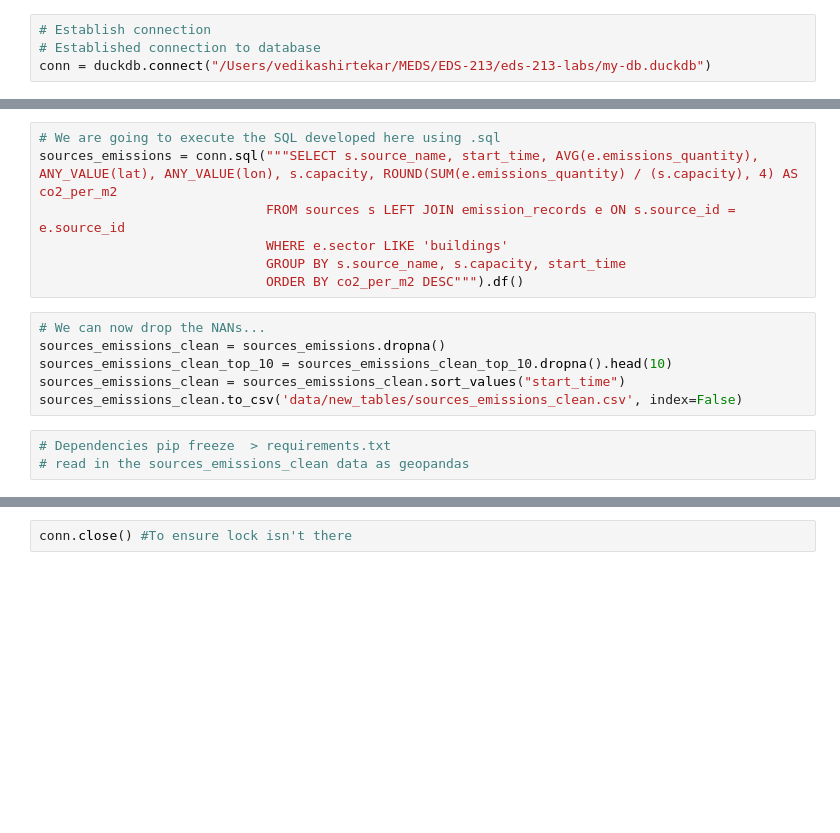
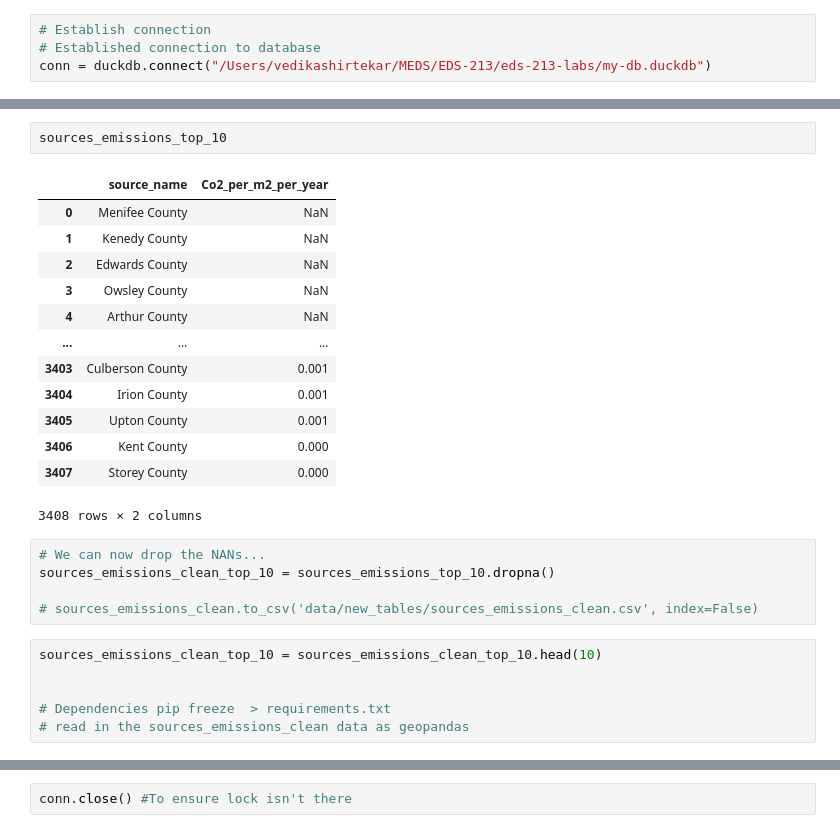
Before and after one commit to vedikaS-byte/eds-213-labs, a Jupyter notebook: data-visualization.ipynb, the cells around one changed output, grey strips where cells are left out. Drawn from its saved outputs; the diff is of its cells as text; blank space fills up the shorter version.

```diff
--- a/data-visualization.ipynb
+++ b/data-visualization.ipynb
@@ -32,17 +41,28 @@ LINE 6:     GROUP BY s.source_name, s.iso3_country, s.capacity
 # %%
-# We are going to execute the SQL developed here using .sql
-sources_emissions = conn.sql("""SELECT s.source_name, start_time, AVG(e.emissions_quantity), ANY_VALUE(lat), ANY_VALUE(lon), s.capacity, ROUND(SUM(e.emissions_quantity) / (s.capacity), 4) AS co2_per_m2
-                             FROM sources s LEFT JOIN emission_records e ON s.source_id = e.source_id
-                             WHERE e.sector LIKE 'buildings'
-                             GROUP BY s.source_name, s.capacity, start_time
-                             ORDER BY co2_per_m2 DESC""").df()
+sources_emissions_top_10
+# %% [output]
+|  | source_name | Co2_per_m2_per_year |
+| 0 | Menifee County | NaN |
+| 1 | Kenedy County | NaN |
+| 2 | Edwards County | NaN |
+| 3 | Owsley County | NaN |
+| 4 | Arthur County | NaN |
+| ... | ... | ... |
+| 3403 | Culberson County | 0.001 |
+| 3404 | Irion County | 0.001 |
+| 3405 | Upton County | 0.001 |
+| 3406 | Kent County | 0.000 |
+| 3407 | Storey County | 0.000 |
+3408 rows × 2 columns
 # %%
 # We can now drop the NANs...
-sources_emissions_clean = sources_emissions.dropna()
-sources_emissions_clean_top_10 = sources_emissions_clean_top_10.dropna().head(10)
-sources_emissions_clean = sources_emissions_clean.sort_values("start_time")
-sources_emissions_clean.to_csv('data/new_tables/sources_emissions_clean.csv', index=False)
+sources_emissions_clean_top_10 = sources_emissions_top_10.dropna()
+
+# sources_emissions_clean.to_csv('data/new_tables/sources_emissions_clean.csv', index=False)
 # %%
+sources_emissions_clean_top_10 = sources_emissions_clean_top_10.head(10)
+
+
 # Dependencies pip freeze  > requirements.txt
 # read in the sources_emissions_clean data as geopandas
 # %%
```
Also changed, not shown: parts of 5 cells of this notebook, 4 other files.
